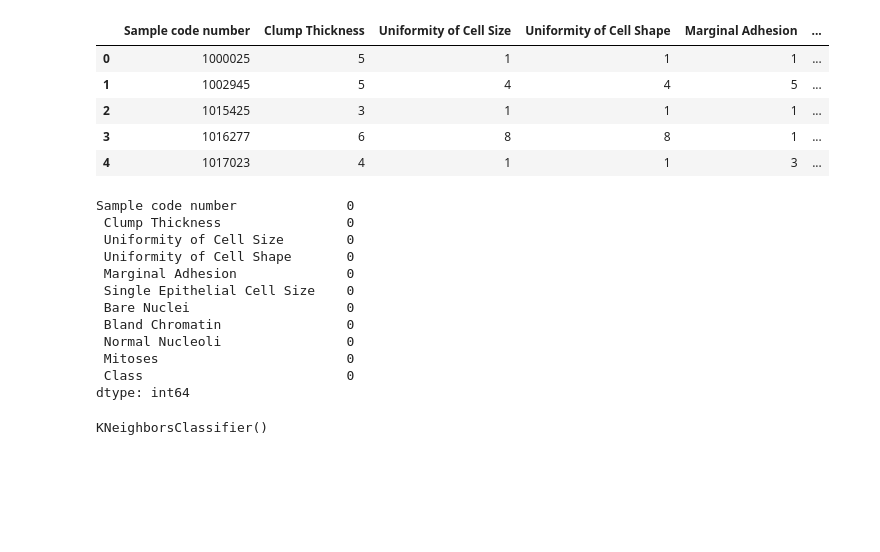
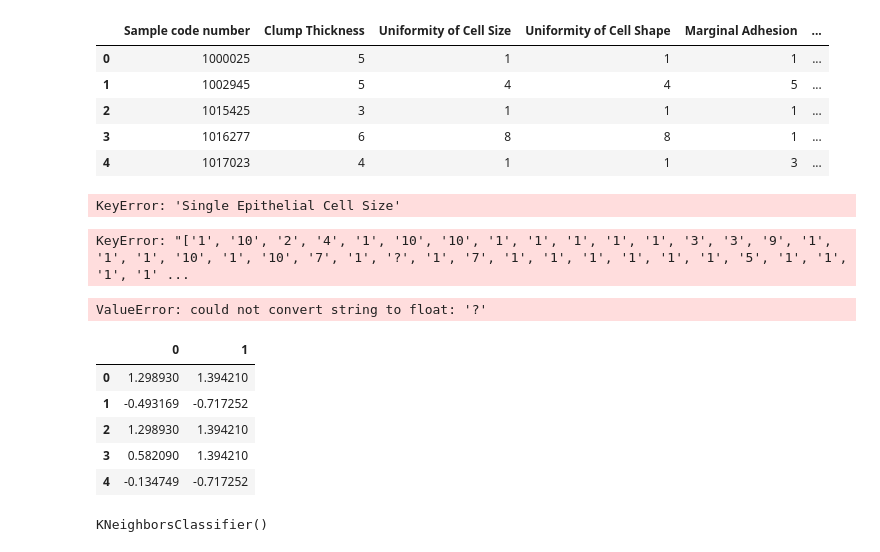
Before and after one commit to fawzaanshaikh/mitadt-ml-codes, a Jupyter notebook: K-Nearest Neighbours/k-nn-breast-cancer.ipynb, the cells around one changed output. Saved outputs shown, nothing was run; the diff lists cells and outputs as text; code cells hidden in the pictures; blank space fills up the shorter version.

```diff
--- a/K-Nearest Neighbours/k-nn-breast-cancer.ipynb
+++ b/K-Nearest Neighbours/k-nn-breast-cancer.ipynb
@@ -17,30 +17,37 @@ df.head()
 | 2 | 1015425 | 3 | 1 | 1 | 1 | ... |
 | 3 | 1016277 | 6 | 8 | 8 | 1 | ... |
 | 4 | 1017023 | 4 | 1 | 1 | 3 | ... |
-# %%
-df.isnull().sum()
-# %% [output]
-Sample code number              0
- Clump Thickness                0
- Uniformity of Cell Size        0
- Uniformity of Cell Shape       0
- Marginal Adhesion              0
- Single Epithelial Cell Size    0
- Bare Nuclei                    0
- Bland Chromatin                0
- Normal Nucleoli                0
- Mitoses                        0
- Class                          0
-dtype: int64
+# %%
+df.isnull().sum()
+df.replace('?',df['Single Epithelial Cell Size'],mean())
+# %% [output]
+KeyError: 'Single Epithelial Cell Size'
 # %%
-x= df.iloc[:, [1,10]].values
-y= df.iloc[:, 10].values
+# x= df.iloc[:, 1:10].values
+# y= df.iloc[:, 10].values
+x= df.iloc[:, 1:9].values
+y= df.iloc[:, 9].values
+# %% [output]
+KeyError: "['1', '10', '2', '4', '1', '10', '10', '1', '1', '1', '1', '1', '3', '3', '9', '1', '1', '1', '10', '1', '10', '7', '1', '?', '1', '7', '1', '1', '1', '1', '1', '1', '5', '1', '1', '1', '1' ...
 # %%
 x_train, x_test, y_train, y_test= train_test_split(x, y, test_size= 0.25, random_state=0)
 # %%
 st_x= StandardScaler()
 x_train= st_x.fit_transform(x_train)
 x_test= st_x.transform(x_test)
+x_test
+# %% [output]
+ValueError: could not convert string to float: '?'
+# %%
+df1=pd.DataFrame(x_train)
+df1.head()
+# %% [output]
+|  | 0 | 1 |
+| 0 | 1.298930 | 1.394210 |
+| 1 | -0.493169 | -0.717252 |
+| 2 | 1.298930 | 1.394210 |
+| 3 | 0.582090 | 1.394210 |
+| 4 | -0.134749 | -0.717252 |
 # %%
 classifier= KNeighborsClassifier(n_neighbors=5, metric='minkowski', p=2)
 classifier.fit(x_train, y_train)
```
Also changed, not shown: 3 other files.
